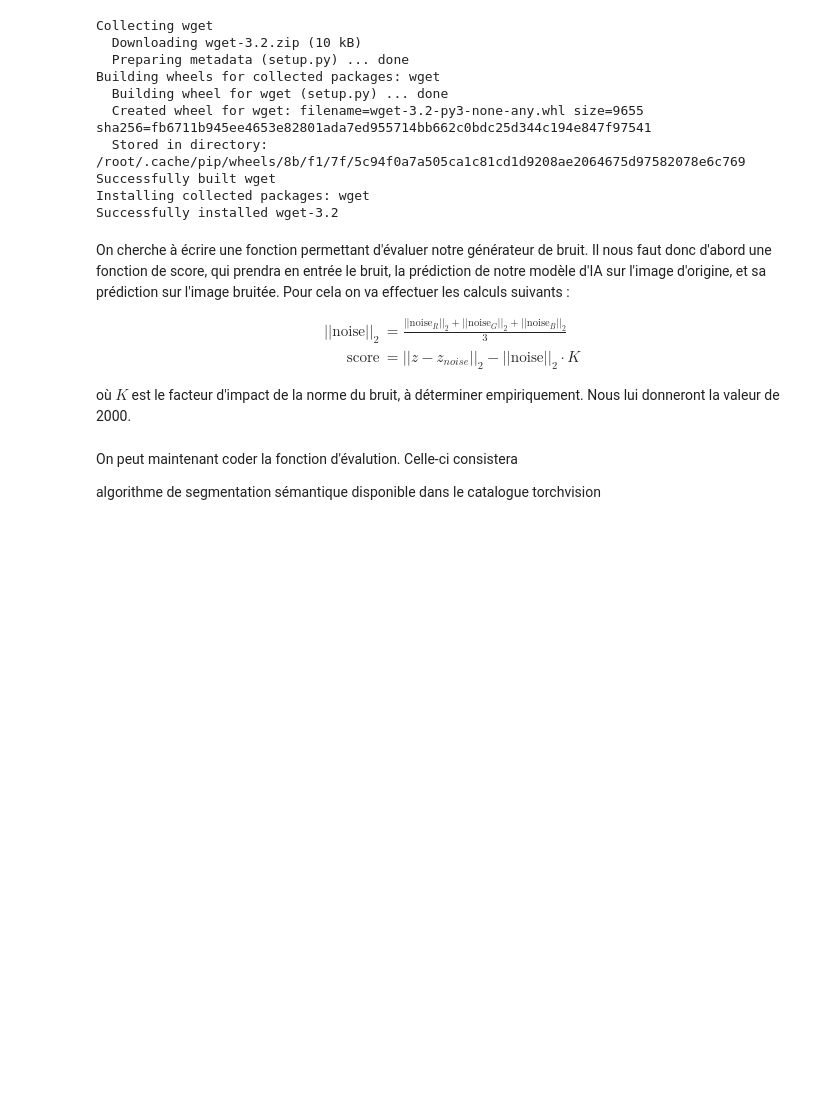
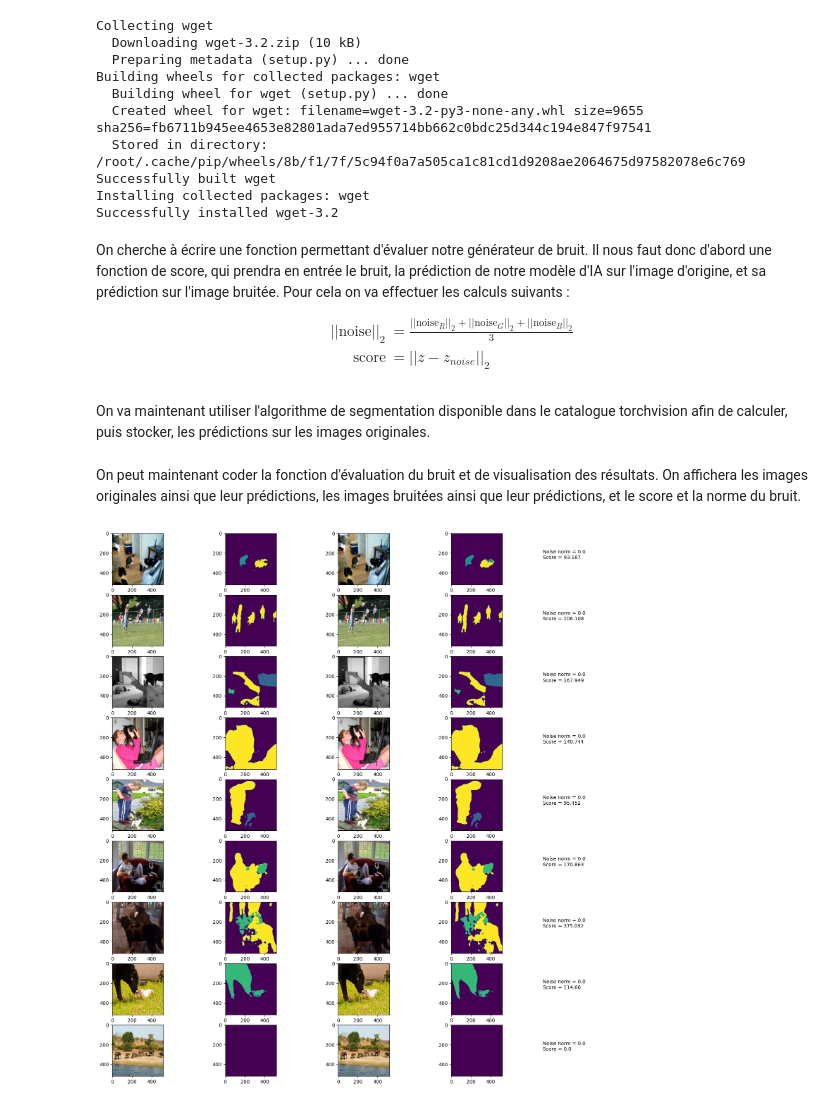
Before and after one commit to TheFox272/MI201, a Jupyter notebook: MI201_rapport.ipynb, the cells around one changed output. Cells and saved outputs as stored; diff of their text form; code cells hidden in the pictures; blank space fills up the shorter version.

```diff
--- a/MI201_rapport.ipynb
+++ b/MI201_rapport.ipynb
@@ -69,10 +67,8 @@ On cherche à écrire une fonction permettant d'évaluer notre générateur de b
 
 \begin{align}
 ||\text{noise}||_2 &= \frac{||\text{noise}_R||_2 + ||\text{noise}_G||_2 + ||\text{noise}_B||_2}{3}\\
-\text{score} &= ||z - z_{noise}||_2 - ||\text{noise}||_2 \cdot K
+\text{score} &= ||z - z_{noise}||_2
 \end{align}
-
-où $K$ est le facteur d'impact de la norme du bruit, à déterminer empiriquement. Nous lui donneront la valeur de 2000.
 # %%
 def score(noise, original_prediction, new_prediction, noise_factor=2000):
     noise_norm = torch.mean(torch.linalg.matrix_norm(noise))   # le bruit est une matrice 3*512*512 (R,G,B), on fait donc la moyenne des normes 2 sur chaque sous-matrice
@@ -81,5 +77,3 @@ def score(noise, original_prediction, new_prediction, noise_factor=2000):
 # %% [markdown]
-On peut maintenant coder la fonction d'évalution. Celle-ci consistera
-
-algorithme de segmentation sémantique disponible dans le catalogue torchvision
+On va maintenant utiliser l'algorithme de segmentation disponible dans le catalogue torchvision afin de calculer, puis stocker, les prédictions sur les images originales.
 # %%
@@ -97,52 +92,48 @@ with torch.no_grad():
 torch.save(z_original, "data/z_original.t")
+# %% [markdown]
+On peut maintenant coder la fonction d'évaluation du bruit et de visualisation des résultats. On affichera les images originales ainsi que leur prédictions, les images bruitées ainsi que leur prédictions, et le score et la norme du bruit.
 # %%
-import matplotlib.pyplot as plt
+import matplotlib.pyplot as plt  # utile pour l'affichage
 
 def evaluator(noise_function):
-  x = torch.stack(images, dim=0)
-
-  W = torchvision.models.segmentation.DeepLabV3_ResNet50_Weights.COCO_WITH_VOC_LABELS_V1
-  net = torchvision.models.segmentation.deeplabv3_resnet50(weights=W)
-  net = net.cuda()
-
+  # Chargement des prédictions originales
   z_original = torch.load("data/z_original.t")
 
+  # Application de la fonction de bruit sur les images
   images_noisy = [noise_function(image) for image in images]
   x_noisy = torch.stack(images_noisy, dim=0)
 
+  # Prédiction sur toutes les images bruitées
   with torch.no_grad():
     x_noisy_transformed = (W.transforms())(x_noisy).cuda()
     z_noisy = net(x_noisy_transformed)["out"][:, [0, 8, 12, 15], :, :]
     _, z_noisy = z_noisy.max(1)
 
-
-  total_score = 0
-  fig, axs = plt.subplots(9, 6, figsize=(20, 20))
-
+  # Affichage
+  fig, axs = plt.subplots(9, 5, figsize=(20, 20))
   for i in range(9):
+    # Transformation en numpy.array() pour l'affichage qui va suivre
     original_image = images[i].cpu().numpy().transpose(1, 2, 0)
     original_prediction = z_original[i].cpu().numpy()
     noise = x_noisy[i] - x[i]
     noisy_image = images_noisy[i].cpu().numpy().transpose(1, 2, 0)
     noisy_prediction = z_noisy[i].cpu().numpy()
+    noise_norm, score_value = score(noise, z_original[i], z_noisy[i])
 
+    # Affichage élément par élément
     axs[i, 0].imshow(original_image)
-
     axs[i, 1].imshow(original_prediction)
-
-    axs[i, 2].imshow(noise.cpu().numpy().transpose(1, 2, 0))
-
-    axs[i, 3].imshow(noisy_image)
-
-    axs[i, 4].imshow(noisy_prediction)
-
-    noise_norm, actual_score = score(noise, z_original[i], z_noisy[i])
-    total_score += actual_score
-
-    axs[i, 5].axis('off')
-    axs[i, 5].text(0, 0.5, f"Noise norm = {noise_norm}\nScore = {actual_score}", fontsize=10)
+    axs[i, 2].imshow(noisy_image)
+    axs[i, 3].imshow(noisy_prediction)
+    axs[i, 4].axis('off')
+    axs[i, 4].text(0, 0.5, f"Noise norm = {noise_norm}\nScore = {score_value}", fontsize=10)
 
   plt.show()
+
+# test avec la fonction identité
+evaluator(lambda image:image)
+# %% [output]
+[figure, added]
 # %%
 max_noise = 4/255
 
```
Also changed, not shown: parts of 8 cells of this notebook.
